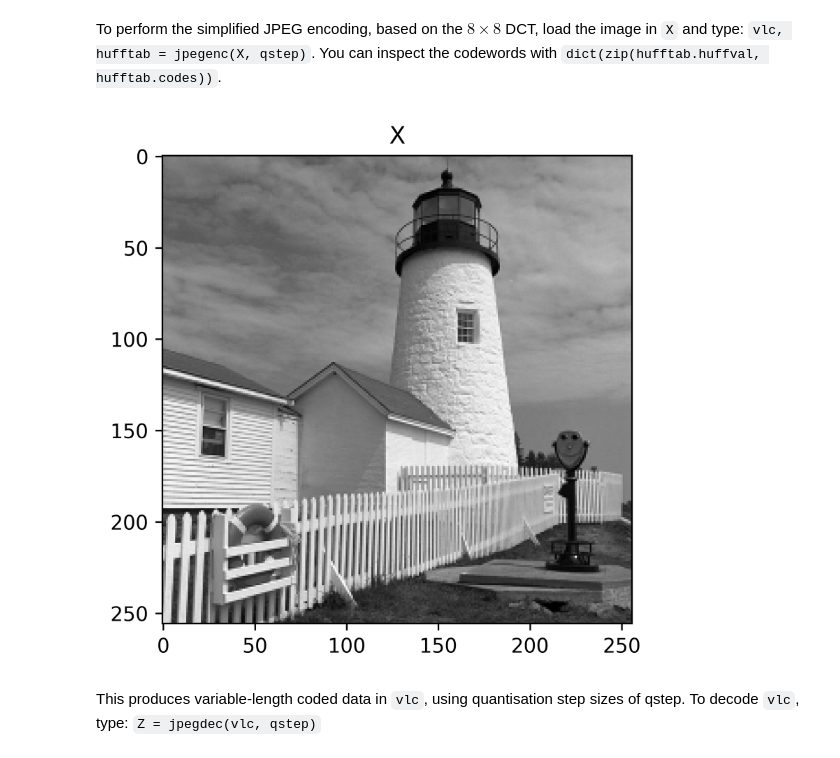
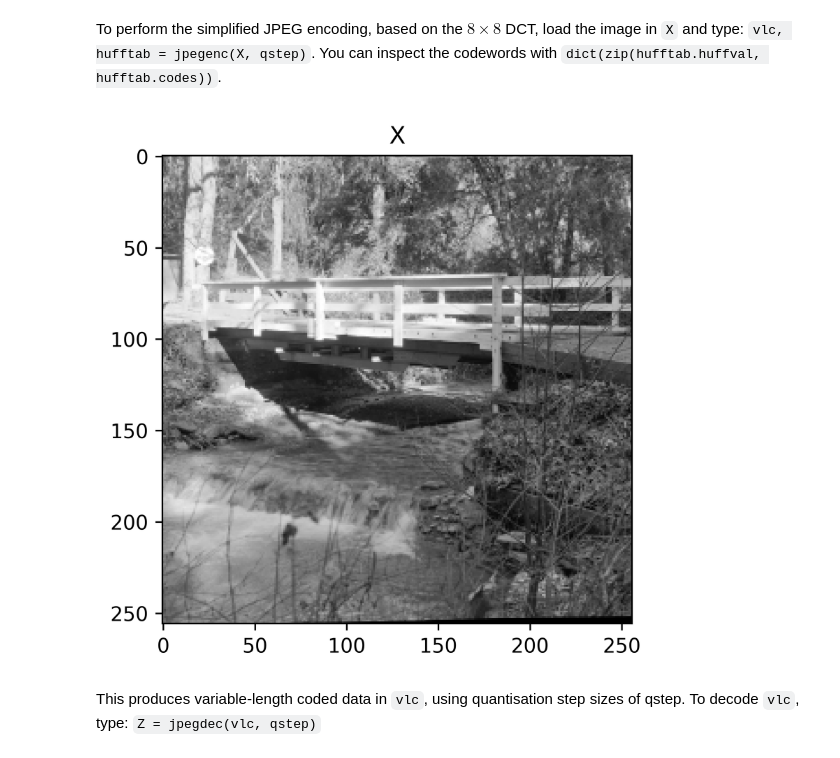
Before and after one commit to AndrewKeYanzhe/cued_sf2_lab-master, a Jupyter notebook: 12-huffman_2LayerDCT.ipynb, the cells around one changed output. Saved outputs shown, nothing was run; the diff lists cells and outputs as text; code cells hidden in the pictures.

Commit message:
12 plot bridge

```diff
--- a/12-huffman_2LayerDCT.ipynb
+++ b/12-huffman_2LayerDCT.ipynb
@@ -130,7 +130,7 @@ qstep = 46.5
 # bridge and flamingo are the test images + 1 more
 
 X, _ = load_mat_img(img='lighthouse.mat', img_info='X', cmap_info={'map', 'map2'})
-# X, _ = load_mat_img(img='bridge.mat', img_info='X', cmap_info={'map'})
+X, _ = load_mat_img(img='bridge.mat', img_info='X', cmap_info={'map'})
 # X, _ = load_mat_img(img='flamingo.mat', img_info='X')
 # X, _ = load_mat_img(img='SF2_competition_image_2024.mat', img_info='X')
 
@@ -179,34 +179,34 @@ if using_moon:
     X = X - 128.0
 
 
 
 
 # TODO ASK IF MAP MATTERS
 
 
 
 
 
 fig, ax = plt.subplots(figsize=(4,4))  # Adjust the figure size as needed
 
 
 # Plot the block matrix
 
 if using_moon:
     im_obj = ax.imshow(X, aspect='auto', cmap='gray', vmin=-128, vmax=128)
 else:
     im_obj = ax.imshow(X, aspect='auto', cmap='gray')
 ax.set_title(f"X")
 # cbar = plt.colorbar(im_obj, ax=ax)
 
 
 plt.tight_layout()  # Adjust the layout
 plt.show()
 
 
 # target is 40960 bits
 # %% [output]
-[figure, old version]
+[figure, new version]
 # %% [markdown]
 This produces variable-length coded data in `vlc`, using quantisation step sizes of qstep.  To decode `vlc`, type:  `Z = jpegdec(vlc, qstep)`
 # %%
```
Also changed, not shown: parts of 2 cells of this notebook.
